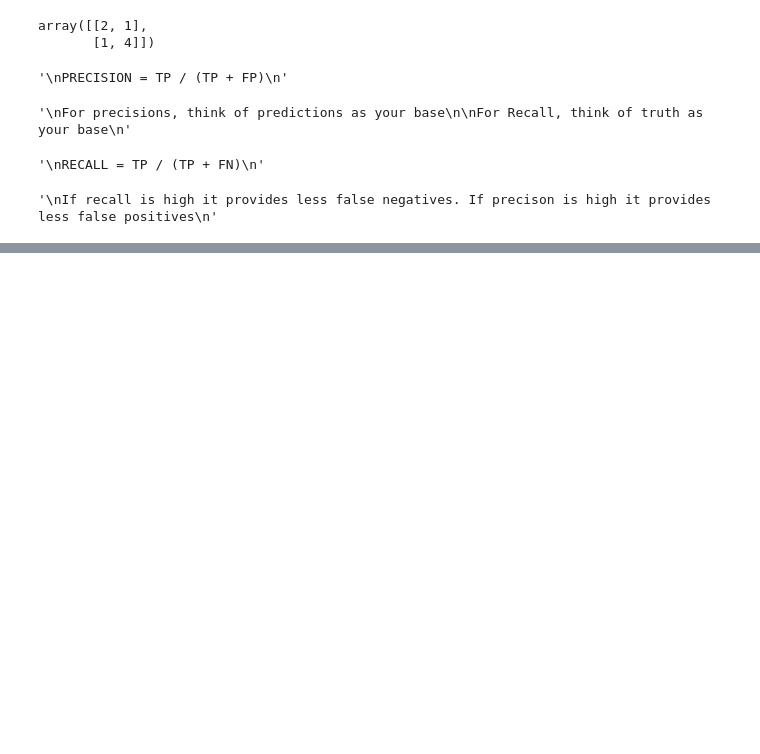
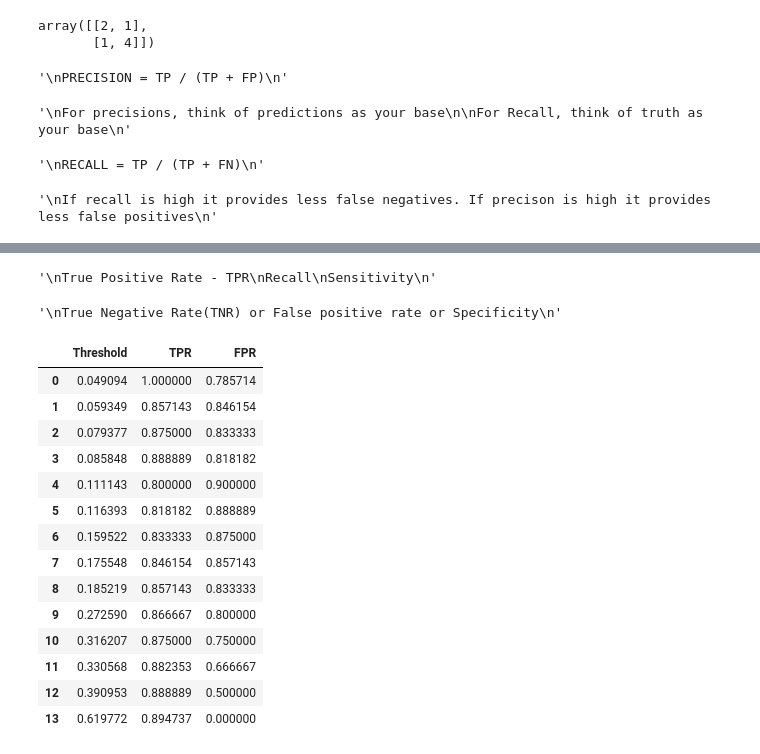
Before and after one commit to iSriBalaji/AAAMLP_Notes, a Jupyter notebook: Evaluation Metrics.ipynb, the cells around one changed output, grey strips where cells are left out. Saved outputs shown, nothing was run; the diff lists cells and outputs as text; code cells hidden in the pictures; blank space fills up the shorter version.

```diff
--- a/Evaluation Metrics.ipynb
+++ b/Evaluation Metrics.ipynb
@@ -114,3 +118,21 @@ If recall is high it provides less false negatives. If precison is high it provi
 """
 # %% [output]
 '\nIf recall is high it provides less false negatives. If precison is high it provides less false positives\n'
+# %%
+"""
+Importance of threshold
+Many ML models predict the probability where we have to set a threshold(usually be 0.5)
+But for domains and cases the threshold should be changed to know the best threshold value we can use
+Precision- Recall curve - pg(39)
+"""
+
+actual_val = [0, 0, 0, 1, 0, 0, 0, 0, 0, 0,
+          1, 0, 0, 0, 0, 0, 0, 0, 1, 0]
+
+pred_prob = [0.02638412, 0.11114267, 0.31620708,
+0.0490937, 0.0191491, 0.17554844,
+0.15952202, 0.03819563, 0.11639273,
+0.079377, 0.08584789, 0.39095342,
+0.27259048, 0.03447096, 0.04644807,
+0.03543574, 0.18521942, 0.05934905,
+0.61977213, 0.33056815]
@@ -116,0 +226,58 @@ If recall is high it provides less false negatives. If precison is high it provi
+# %%
+# Also, All the three are same
+"""
+True Positive Rate - TPR
+Recall
+Sensitivity
+"""
+# %% [output]
+'\nTrue Positive Rate - TPR\nRecall\nSensitivity\n'
+# %%
+"""
+True Negative Rate(TNR) or False positive rate or Specificity
+"""
+
+## But TPR and TNR are the most commonly used term
+# %% [output]
+'\nTrue Negative Rate(TNR) or False positive rate or Specificity\n'
+# %%
+### TPR and TNR can also be calculated for different threshold values
+tpr_ls = []
+fpr_ls = []
+
+# a set of threshold values - ways to find it will be explained later - Abhi's code
+thresholds = [0.0490937 , 0.05934905, 0.079377,
+0.08584789, 0.11114267, 0.11639273,
+0.15952202, 0.17554844, 0.18521942,
+0.27259048, 0.31620708, 0.33056815,
+0.39095342, 0.61977213]
+
+
+## From the thresholds we are calculating the predicted values
+### I have slightly modified the Abhi's code - I used sklearn functions instead of manual coding
+for i in thresholds:
+    temp_prediction = [1 if x >= i else 0 for x in pred_prob]    #predicting with ith threshold
+    matrix = metrics.confusion_matrix(actual_val,temp_prediction)
+    tpr = matrix[0,0]/(matrix[0,0]+matrix[1,0])
+    fpr = matrix[0,1]/(matrix[0,1]+matrix[1,1])
+    tpr_ls.append(tpr)
+    fpr_ls.append(fpr)
+
+rate = pd.DataFrame(list(zip(thresholds,tpr_ls,fpr_ls)), columns=["Threshold","TPR","FPR"])
+rate
+# %% [output]
+|  | Threshold | TPR | FPR |
+| 0 | 0.049094 | 1.000000 | 0.785714 |
+| 1 | 0.059349 | 0.857143 | 0.846154 |
+| 2 | 0.079377 | 0.875000 | 0.833333 |
+| 3 | 0.085848 | 0.888889 | 0.818182 |
+| 4 | 0.111143 | 0.800000 | 0.900000 |
+| 5 | 0.116393 | 0.818182 | 0.888889 |
+| 6 | 0.159522 | 0.833333 | 0.875000 |
+| 7 | 0.175548 | 0.846154 | 0.857143 |
+| 8 | 0.185219 | 0.857143 | 0.833333 |
+| 9 | 0.272590 | 0.866667 | 0.800000 |
+| 10 | 0.316207 | 0.875000 | 0.750000 |
+| 11 | 0.330568 | 0.882353 | 0.666667 |
+| 12 | 0.390953 | 0.888889 | 0.500000 |
+| 13 | 0.619772 | 0.894737 | 0.000000 |
```
Also changed, not shown: parts of 16 cells of this notebook.
